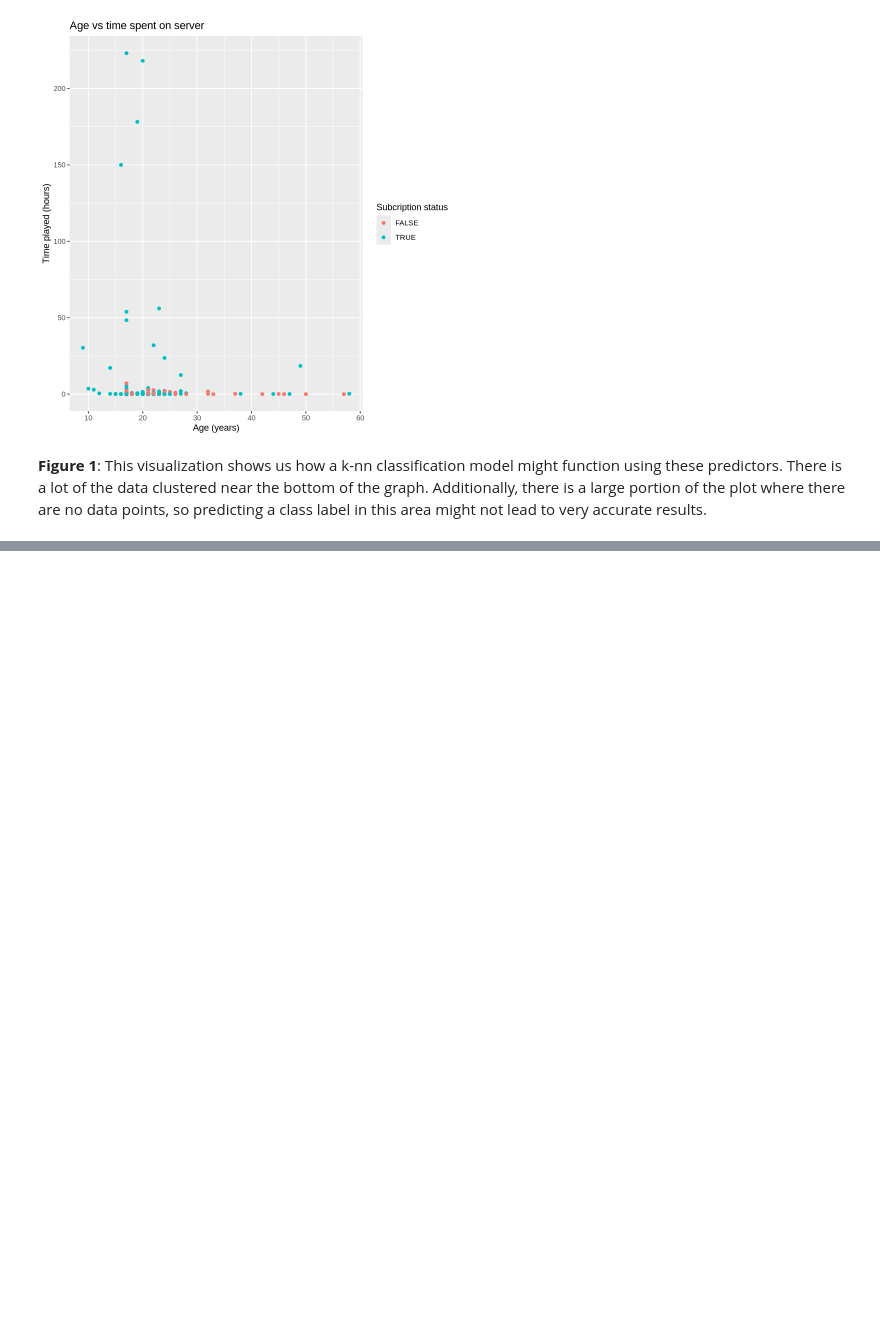
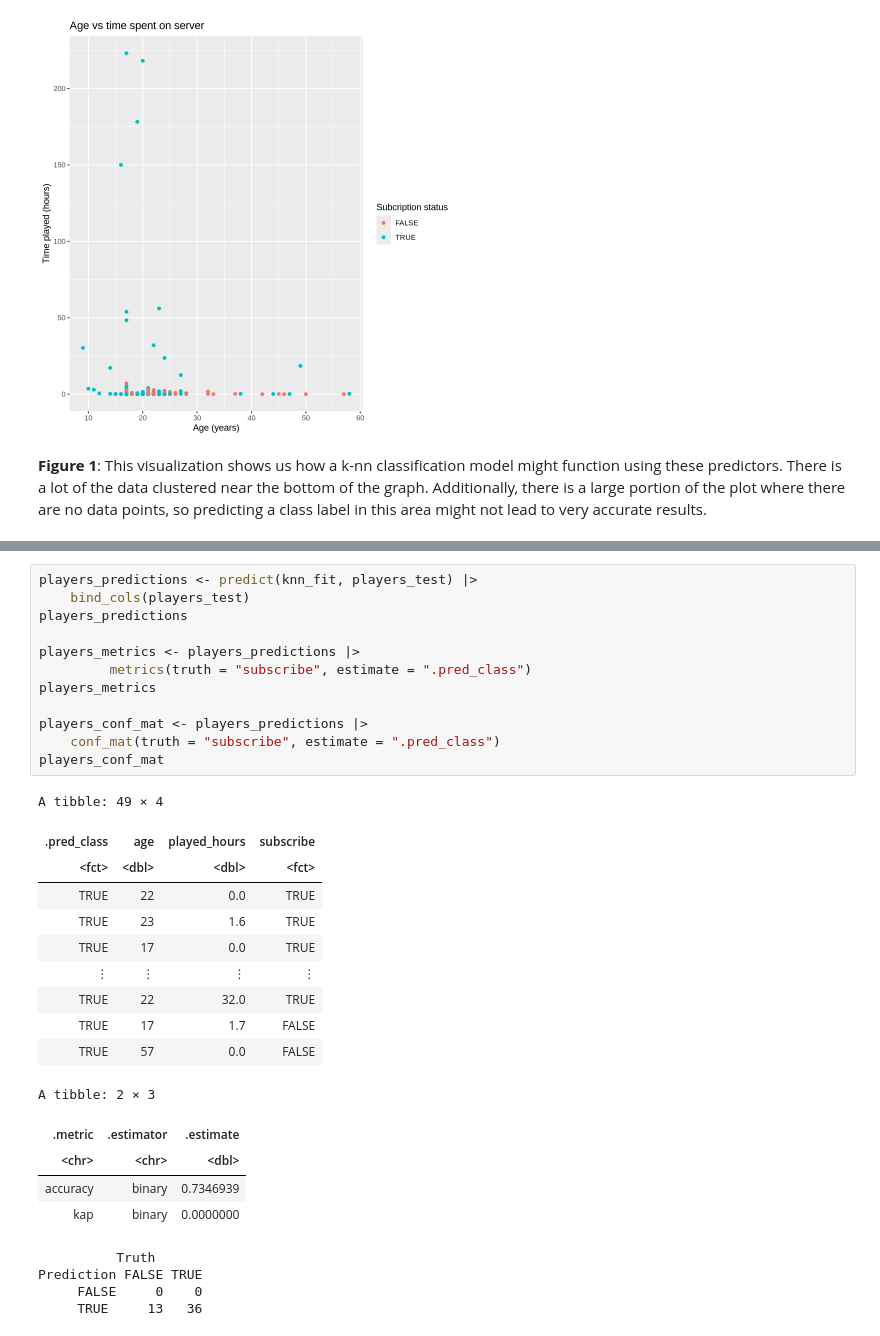
Before and after one commit to ellakiciman/dsci100-group-project-29, a Jupyter notebook: final_project_report.ipynb, the cells around one changed output, grey strips where cells are left out. Cells and saved outputs as stored; diff of their text form; blank space fills up the shorter version.

Commit message:
predictions

```diff
--- a/final_project_report.ipynb
+++ b/final_project_report.ipynb
@@ -203,0 +214,32 @@ A tibble: 98 × 7
+# %%
+players_predictions <- predict(knn_fit, players_test) |>
+    bind_cols(players_test)
+players_predictions
+
+players_metrics <- players_predictions |>
+         metrics(truth = "subscribe", estimate = ".pred_class")
+players_metrics
+
+players_conf_mat <- players_predictions |>
+    conf_mat(truth = "subscribe", estimate = ".pred_class")
+players_conf_mat
+# %% [output]
+A tibble: 49 × 4
+| .pred_class | age | played_hours | subscribe |
+| <fct> | <dbl> | <dbl> | <fct> |
+| TRUE | 22 | 0.0 | TRUE |
+| TRUE | 23 | 1.6 | TRUE |
+| TRUE | 17 | 0.0 | TRUE |
+| ⋮ | ⋮ | ⋮ | ⋮ |
+| TRUE | 22 | 32.0 | TRUE |
+| TRUE | 17 | 1.7 | FALSE |
+| TRUE | 57 | 0.0 | FALSE |
+A tibble: 2 × 3
+| .metric | .estimator | .estimate |
+| <chr> | <chr> | <dbl> |
+| accuracy | binary | 0.7346939 |
+| kap | binary | 0.0000000 |
+          Truth
+Prediction FALSE TRUE
+     FALSE     0    0
+     TRUE     13   36
```
Also changed, not shown: parts of 3 cells of this notebook.
